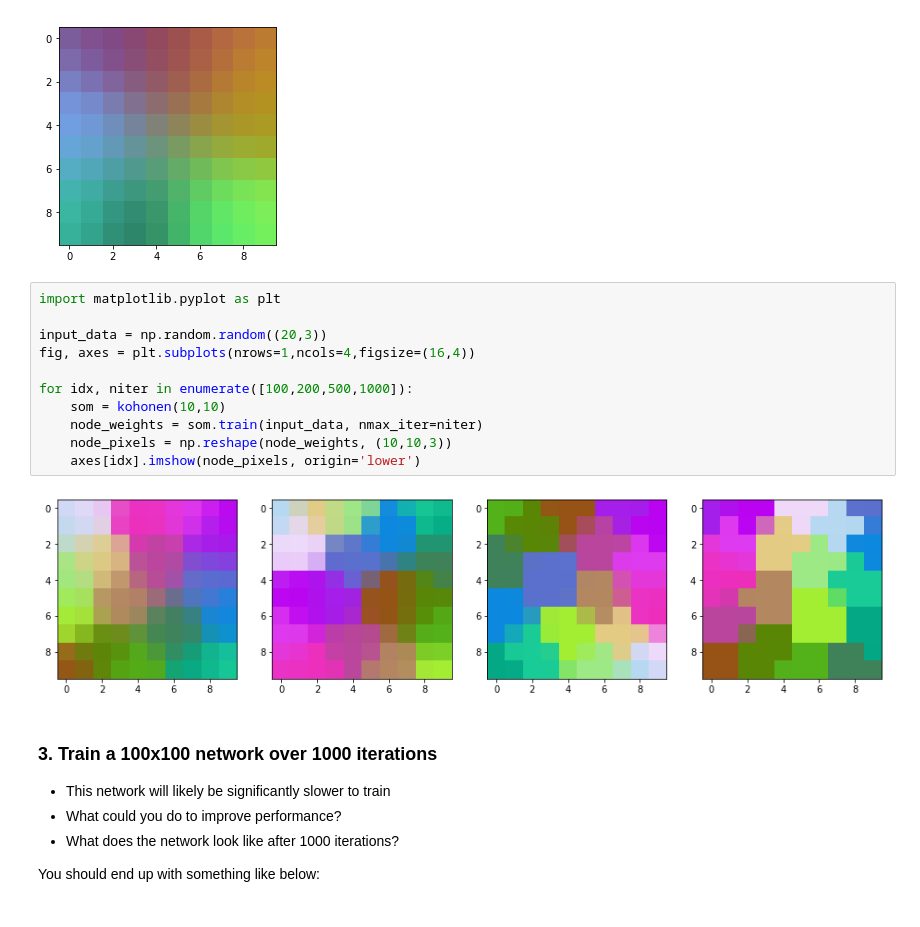
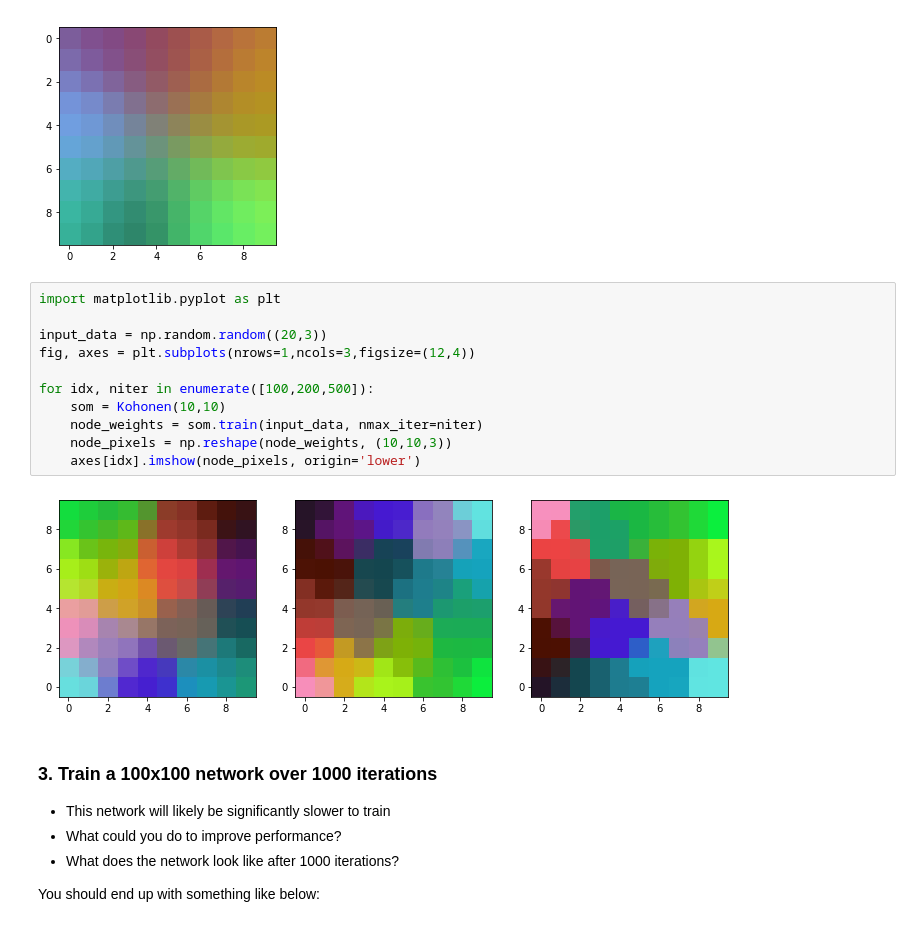
Before and after one commit to edlongbottom/kohonen-network-challenge, a Jupyter notebook: kohonen_demo.ipynb, the cells around one changed output. Drawn from its saved outputs; the diff is of its cells as text.

```diff
--- a/kohonen_demo.ipynb
+++ b/kohonen_demo.ipynb
@@ -332,16 +332,16 @@ plt.imshow(image_data)
 # %%
 import matplotlib.pyplot as plt
 
 input_data = np.random.random((20,3))
-fig, axes = plt.subplots(nrows=1,ncols=4,figsize=(16,4))
+fig, axes = plt.subplots(nrows=1,ncols=3,figsize=(12,4))
 
-for idx, niter in enumerate([100,200,500,1000]):
-    som = kohonen(10,10)
+for idx, niter in enumerate([100,200,500]):
+    som = Kohonen(10,10)
     node_weights = som.train(input_data, nmax_iter=niter)
     node_pixels = np.reshape(node_weights, (10,10,3))
     axes[idx].imshow(node_pixels, origin='lower')
 # %% [output]
-[figure, old version]
+[figure, new version]
 # %% [markdown]
 ### 3. Train a 100x100 network over 1000 iterations
 
```
Also changed, not shown: parts of 2 cells of this notebook, 2 other files.
